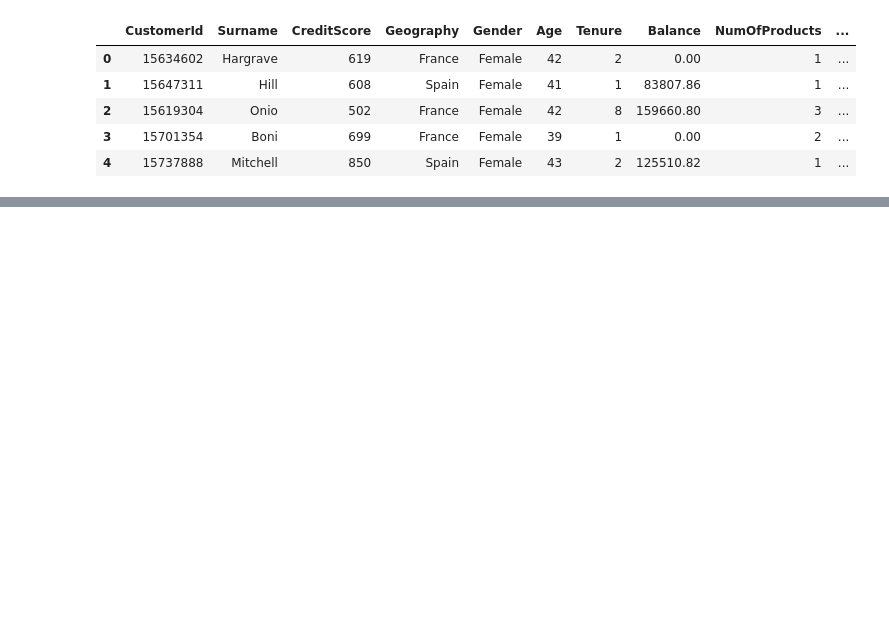
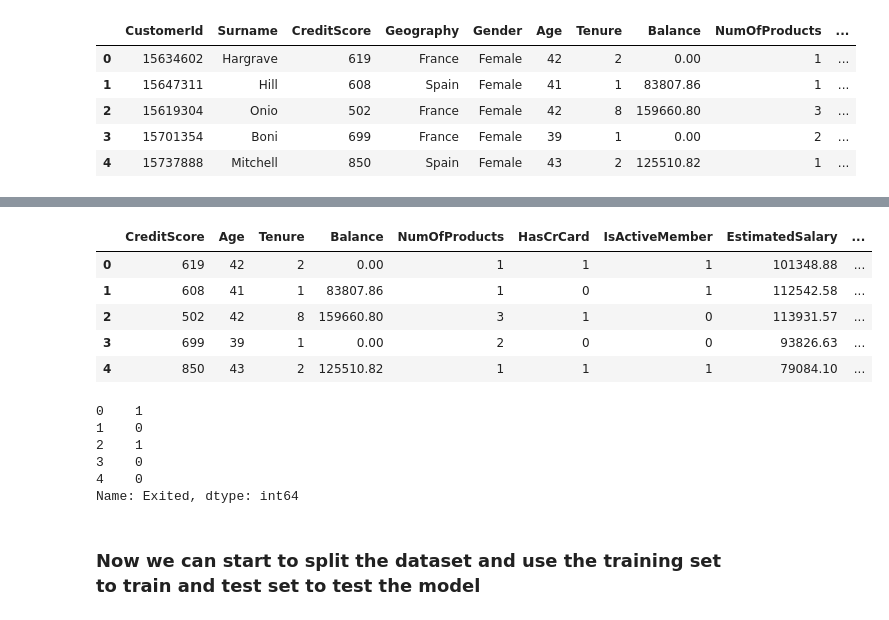
Before and after one commit to Abhishek191191/Churn-Modelling, a Jupyter notebook: modelling code.ipynb, the cells around one changed output, grey strips where cells are left out. Cells and saved outputs as stored; diff of their text form; code cells hidden in the pictures; blank space fills up the shorter version.

```diff
--- a/modelling code.ipynb
+++ b/modelling code.ipynb
@@ -119,0 +175,21 @@ data.head()
+# %%
+x = data.drop('Exited', axis=1)
+y = data['Exited']
+# %%
+x.head()
+# %% [output]
+|  | CreditScore | Age | Tenure | Balance | NumOfProducts | HasCrCard | IsActiveMember | EstimatedSalary | ... |
+| 0 | 619 | 42 | 2 | 0.00 | 1 | 1 | 1 | 101348.88 | ... |
+| 1 | 608 | 41 | 1 | 83807.86 | 1 | 0 | 1 | 112542.58 | ... |
+| 2 | 502 | 42 | 8 | 159660.80 | 3 | 1 | 0 | 113931.57 | ... |
+| 3 | 699 | 39 | 1 | 0.00 | 2 | 0 | 0 | 93826.63 | ... |
+| 4 | 850 | 43 | 2 | 125510.82 | 1 | 1 | 1 | 79084.10 | ... |
+# %%
+y.head()
+# %% [output]
+0    1
+1    0
+2    1
+3    0
+4    0
+Name: Exited, dtype: int64
@@ -119,0 +199,2 @@ data.head()
+# %% [markdown]
+### Now we can start to split the dataset and use the training set to train and test set to test the model
```
Also changed, not shown: parts of 9 cells of this notebook.
